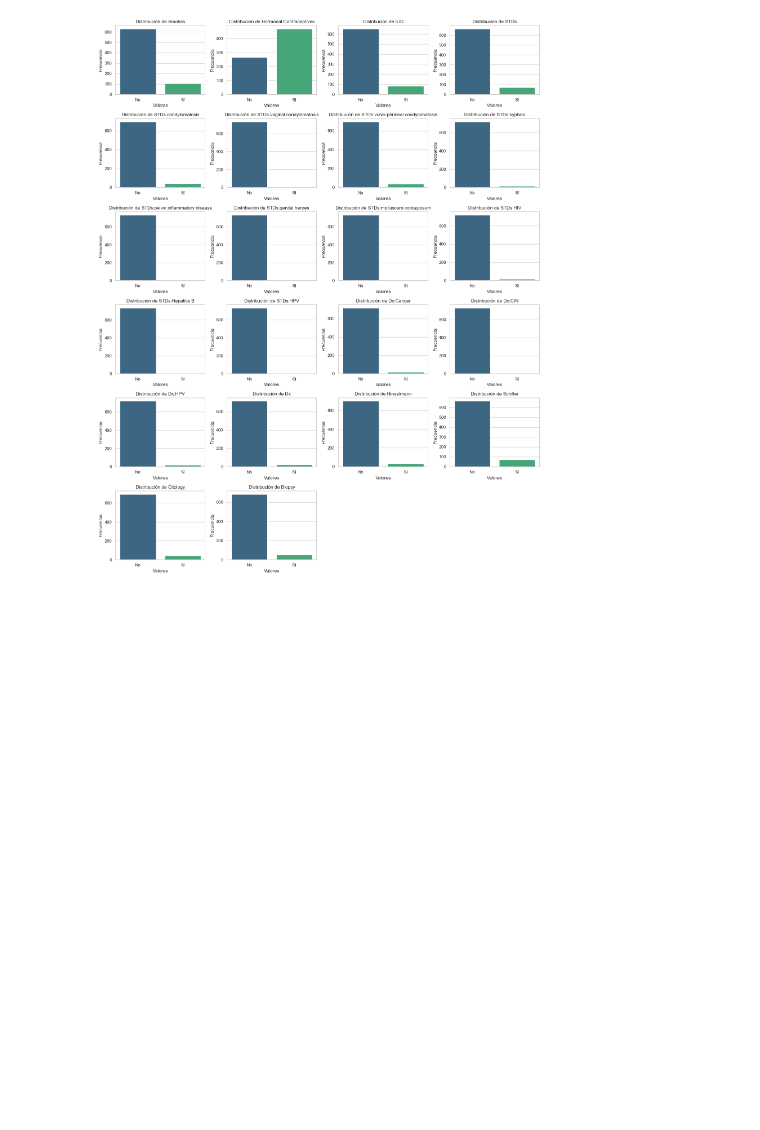
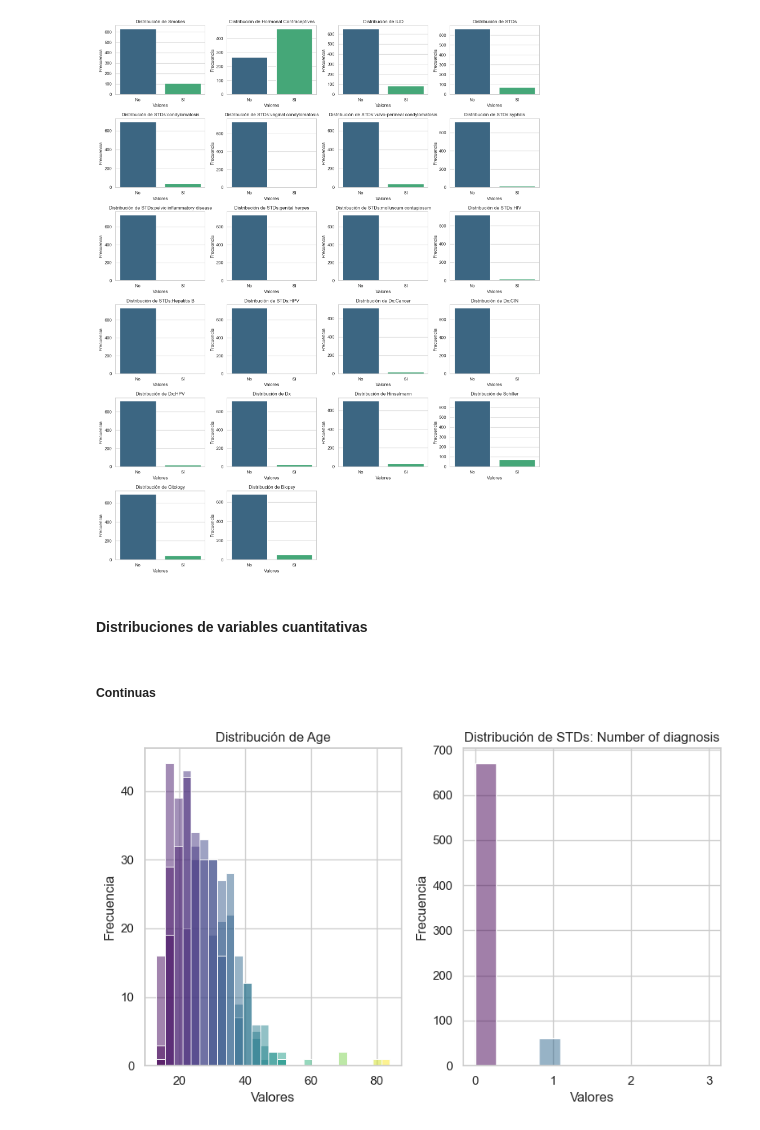
Before and after one commit to LeivaDiego/DataScience-Lab1, a Jupyter notebook: cervical_cancer.ipynb, the cells around one changed output. Drawn from its saved outputs; the diff is of its cells as text; code cells hidden in the pictures; blank space fills up the shorter version.

Commit message:
Distribuciones

```diff
--- a/cervical_cancer.ipynb
+++ b/cervical_cancer.ipynb
@@ -457,3 +457,37 @@ for j in range(i + 1, len(axes)):
 plt.tight_layout()
 # %% [output]
 [figure]
+# %% [markdown]
+#### Distribuciones de variables cuantitativas
+# %% [markdown]
+##### Continuas
+# %%
+# Contar las variables cuantitativas discretas en el dataset de entreno
+discrete = [col for col in numerical if data_clean[col].dtype == int and not col in binary]
+
+discrete_qty = len(discrete)
+
+# Configuracion de la figura
+sns.set_theme(style="whitegrid")
+
+# Crear una figura para múltiples gráficos
+fig, axes = plt.subplots((discrete_qty + 3) // 4, 4, figsize=(16, 5))
+
+# Flatten the axes array for easy iteration
+axes = axes.flatten()
+
+# Plot each binary variable as a bar graph
+for i, col in enumerate(discrete):
+    ax = axes[i]
+    sns.histplot(x=data_clean[col], kde=True, hue=data_clean[col], palette='viridis', ax=ax, legend=False)
+    ax.set_title(f'Distribución de {col}')
+    ax.set_xlabel('Valores')
+    ax.set_ylabel('Frecuencia')
+
+# Remove any empty subplots
+for j in range(i + 1, len(axes)):
+    fig.delaxes(axes[j])
+
+plt.tight_layout()
+# %% [output]
+[figure, added]
```
